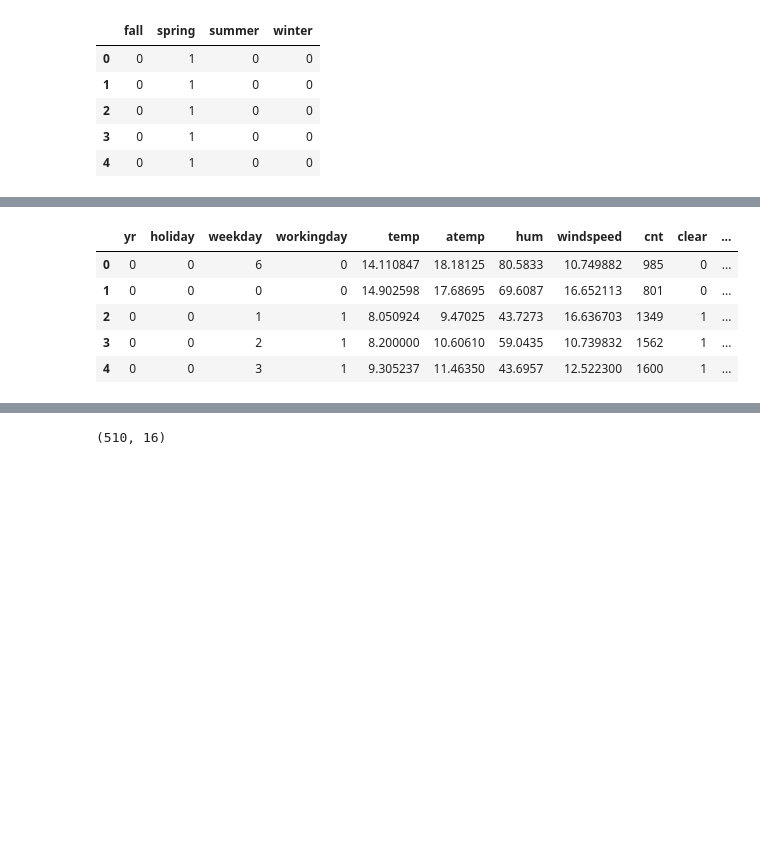
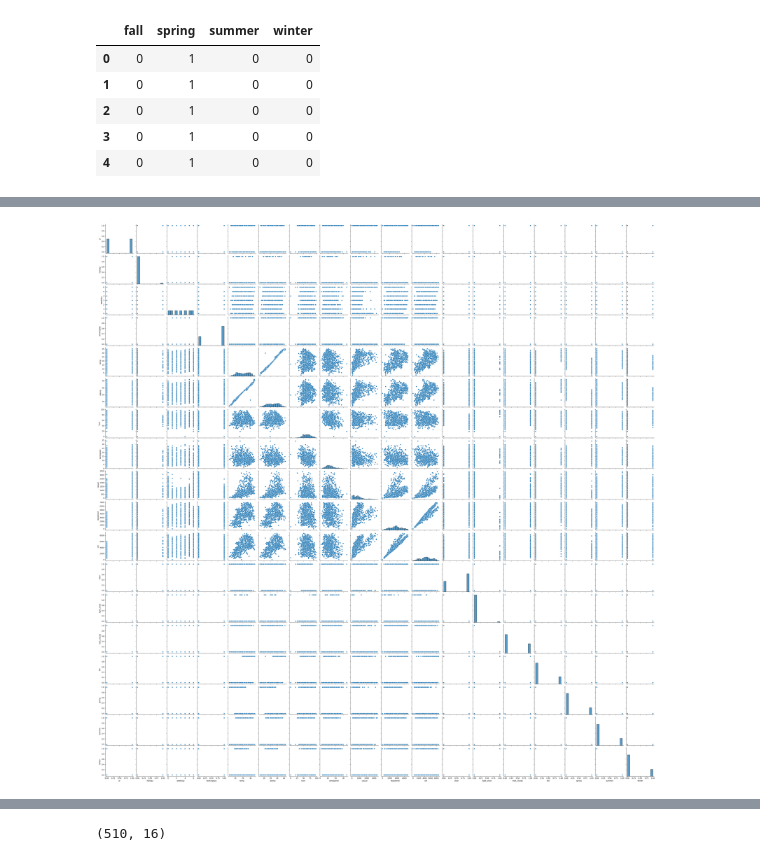
Before and after one commit to rks4321/LR-assignment, a Jupyter notebook: bike_lr.ipynb, the cells around one changed output, grey strips where cells are left out. Saved outputs shown, nothing was run; the diff lists cells and outputs as text; code cells hidden in the pictures; blank space fills up the shorter version.

Commit message:
LR bike assignment

```diff
--- a/bike_lr.ipynb
+++ b/bike_lr.ipynb
@@ -158,15 +129,7 @@ bike.head()
 import matplotlib.pyplot as plt
 import seaborn as sns
 # %%
-# sns.pairplot(bike)
-# plt.show()
+sns.pairplot(bike)
+plt.show()
+# %% [output]
+[figure, added]
-# %%
-bike.drop(['casual','registered'], axis=1, inplace=True)
-bike.head()
-# %% [output]
-|  | yr | holiday | weekday | workingday | temp | atemp | hum | windspeed | cnt | clear | ... |
-| 0 | 0 | 0 | 6 | 0 | 14.110847 | 18.18125 | 80.5833 | 10.749882 | 985 | 0 | ... |
-| 1 | 0 | 0 | 0 | 0 | 14.902598 | 17.68695 | 69.6087 | 16.652113 | 801 | 0 | ... |
-| 2 | 0 | 0 | 1 | 1 | 8.050924 | 9.47025 | 43.7273 | 16.636703 | 1349 | 1 | ... |
-| 3 | 0 | 0 | 2 | 1 | 8.200000 | 10.60610 | 59.0435 | 10.739832 | 1562 | 1 | ... |
-| 4 | 0 | 0 | 3 | 1 | 9.305237 | 11.46350 | 43.6957 | 12.522300 | 1600 | 1 | ... |
```
Also changed, not shown: parts of 38 cells of this notebook, 3 other files.
